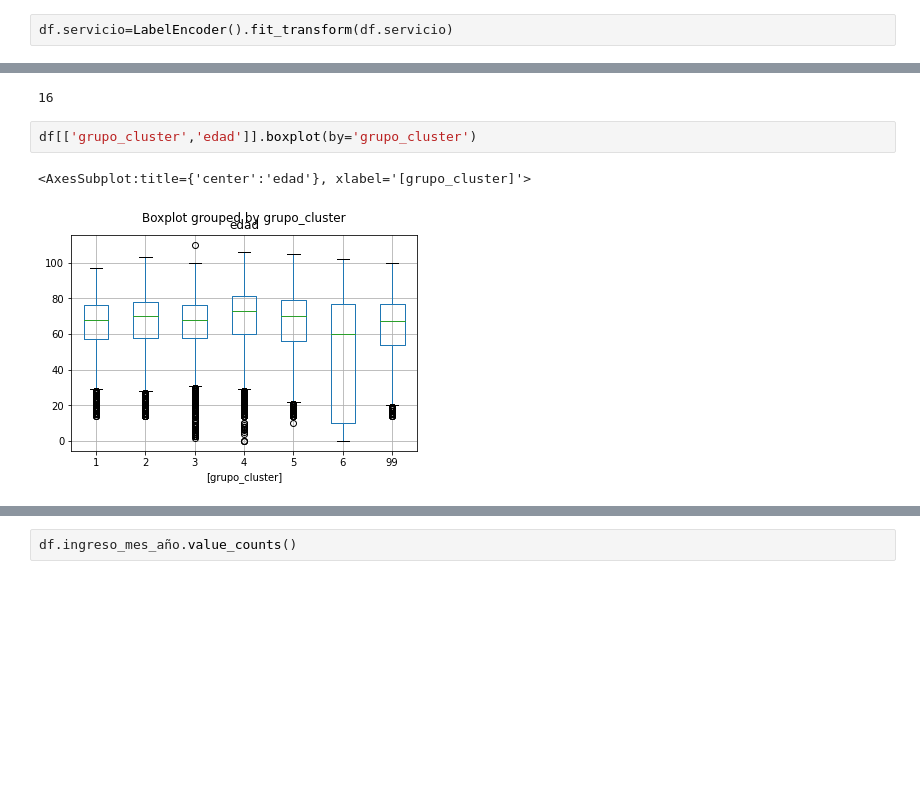
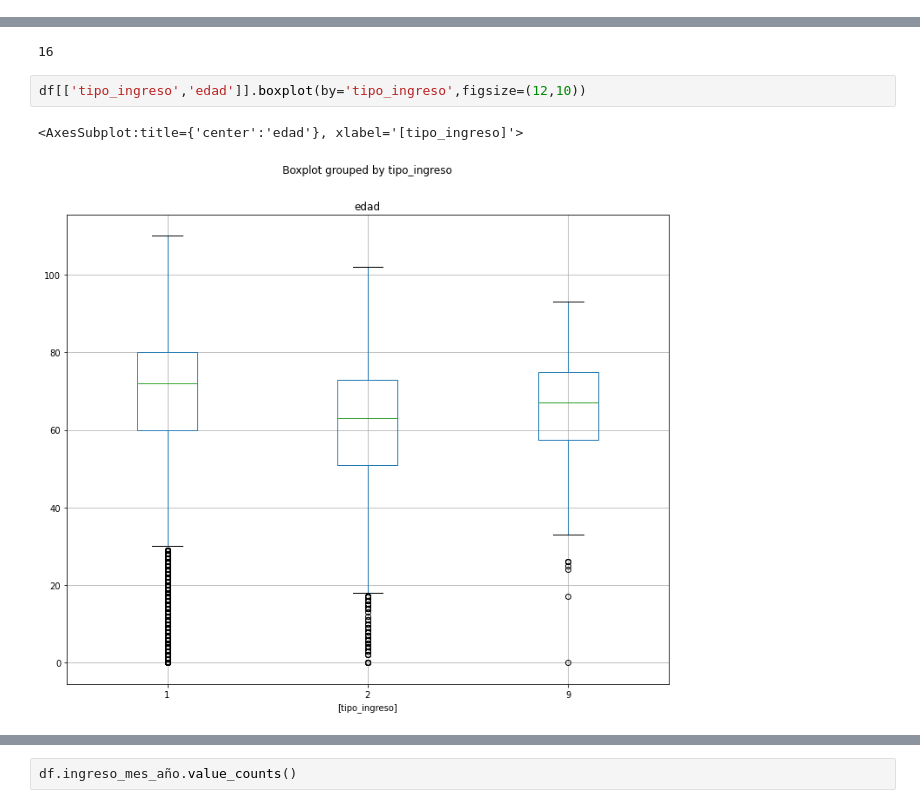
Before and after one commit to carlosgomezgil99/TFM, a Jupyter notebook: TFM_Carlos.ipynb, the cells around one changed output, grey strips where cells are left out. Saved outputs shown, nothing was run; the diff lists cells and outputs as text; blank space fills up the shorter version.

```diff
--- a/TFM_Carlos.ipynb
+++ b/TFM_Carlos.ipynb
@@ -258,8 +258,6 @@ def vuelta_fecha(x):
     return pd.to_datetime(fecha,format='%Y-%m-%d')
 # %%
 df[['fecha_de_alta','fecha_de_nacimiento','fecha_de_ingreso']]=df[['fecha_de_alta','fecha_de_nacimiento','fecha_de_ingreso']].applymap(lambda x:vuelta_fecha(x))
-# %%
-df.servicio=LabelEncoder().fit_transform(df.servicio)
 # %%
 plt.subplots(figsize=(20,20))
 sns.heatmap(df.corr())
@@ -452,7 +450,7 @@ len(features)
 # %% [output]
 16
 # %%
-df[['grupo_cluster','edad']].boxplot(by='grupo_cluster')
+df[['tipo_ingreso','edad']].boxplot(by='tipo_ingreso',figsize=(12,10))
 # %% [output]
-<AxesSubplot:title={'center':'edad'}, xlabel='[grupo_cluster]'>
+<AxesSubplot:title={'center':'edad'}, xlabel='[tipo_ingreso]'>
-[figure, old version]
+[figure, new version]
```
Also changed, not shown: parts of 161 cells of this notebook, 6 other files.
